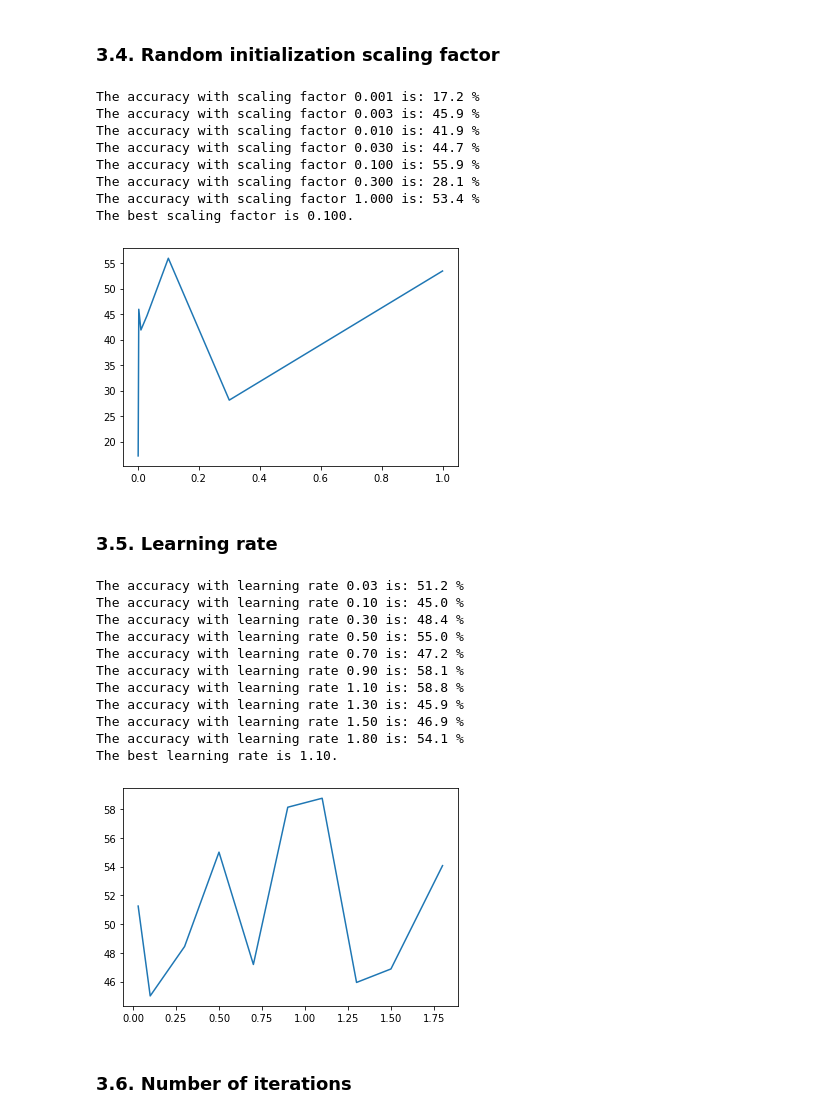
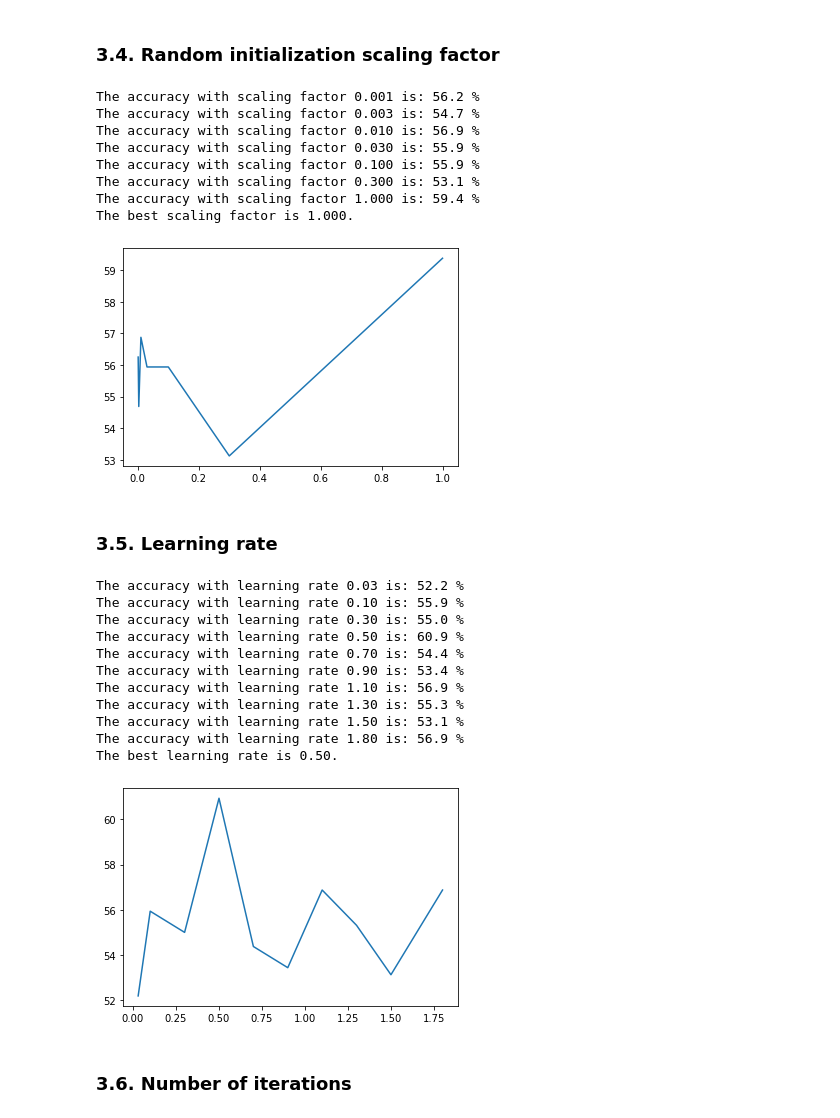
Before and after one commit to mahmoudjahanshahi/DeepLearning, a Jupyter notebook: RedWineQuality/shallowNN_tanh.ipynb, the cells around one changed output. Cells and saved outputs as stored; diff of their text form; code cells hidden in the pictures.

Commit message:
winequality: corrected the normalization for prediction function

```diff
--- a/RedWineQuality/shallowNN_tanh.ipynb
+++ b/RedWineQuality/shallowNN_tanh.ipynb
@@ -248,7 +248,7 @@ def nn_model(X, Y, n_h=4, scaling_factor=0.01, learning_rate=1.2, num_iterations
 
     parameters = initialize_parameters(n_x, n_h, n_y, scaling_factor)
 
-    X = normalize(X)
+    X , mean, std = normalize(X)
 
     for i in range(0, num_iterations):
         A2, tmp = forward_propagation(X, parameters)
@@ -259,7 +259,7 @@ def nn_model(X, Y, n_h=4, scaling_factor=0.01, learning_rate=1.2, num_iterations
         if print_cost and i % 1000 == 0:
             print ("Cost after iteration %i: %f" %(i, cost))
 
-    return parameters # , cost    //this cost was added temporarily for hyper parameter tuning phase
+    return parameters , mean, std # , cost    //this cost was added temporarily for hyper parameter tuning phase section 3.7
 # %% [markdown]
 ## 3. Hyperparameter Tunning
 # %% [markdown]
@@ -267,9 +267,9 @@ def nn_model(X, Y, n_h=4, scaling_factor=0.01, learning_rate=1.2, num_iterations
 # %% [markdown]
 Here I define predicted labels as an array in which the highest probability returned by sigmoid function will be set to 1 and others to 0
 # %%
-def predict(parameters, X):
+def predict(parameters, mean, std, X):
 
-    X = normalize(X)
+    X = (X-mean)/std
 
     A2, tmp = forward_propagation(X, parameters)
 
@@ -293,8 +293,8 @@ accuracy_log = []
 max_accuracy = 0
 best_result = 0
 for i in test_set:
-    parameters = nn_model(X_train, Y_train, n_h = i, scaling_factor = 0.001, learning_rate = 0.3, num_iterations = 5000)
-    predictions = predict(parameters, X_cv)
+    parameters, mean, std = nn_model(X_train, Y_train, n_h = i, scaling_factor = 0.001, learning_rate = 0.3, num_iterations = 5000)
+    predictions = predict(parameters, mean, std, X_cv)
     accuracy = pred_evaluation(predictions,Y_cv)
     accuracy_log.append(accuracy)
     print("The accuracy with %d units in hidden layer is: %.1f %% " %(i,accuracy))
@@ -326,8 +326,8 @@ accuracy_log = []
 max_accuracy = 0
 best_result = 0
 for i in test_set:
-    parameters = nn_model(X_train, Y_train, n_h = 7, scaling_factor = i, learning_rate = 0.3, num_iterations = 5000)
-    predictions = predict(parameters, X_cv)
+    parameters, mean, std = nn_model(X_train, Y_train, n_h = 15, scaling_factor = i, learning_rate = 0.3, num_iterations = 5000)
+    predictions = predict(parameters, mean, std, X_cv)
     accuracy = pred_evaluation(predictions,Y_cv)
     accuracy_log.append(accuracy)
     print("The accuracy with scaling factor %.3f is: %.1f %% " %(i,accuracy))
@@ -338,47 +338,47 @@ for i in test_set:
 plt.plot(test_set, accuracy_log)
 print("The best scaling factor is %.3f." %best_result)
 # %% [output]
-The accuracy with scaling factor 0.001 is: 17.2 %
-The accuracy with scaling factor 0.003 is: 45.9 %
-The accuracy with scaling factor 0.010 is: 41.9 %
-The accuracy with scaling factor 0.030 is: 44.7 %
+The accuracy with scaling factor 0.001 is: 56.2 %
+The accuracy with scaling factor 0.003 is: 54.7 %
+The accuracy with scaling factor 0.010 is: 56.9 %
+The accuracy with scaling factor 0.030 is: 55.9 %
 The accuracy with scaling factor 0.100 is: 55.9 %
-The accuracy with scaling factor 0.300 is: 28.1 %
-The accuracy with scaling factor 1.000 is: 53.4 %
-The best scaling factor is 0.100.
+The accuracy with scaling factor 0.300 is: 53.1 %
+The accuracy with scaling factor 1.000 is: 59.4 %
+The best scaling factor is 1.000.
-[figure, old version]
+[figure, new version]
 # %% [markdown]
 ### 3.5. Learning rate
 # %%
 test_set = (0.03,0.1,0.3,0.5,0.7,0.9,1.1,1.3,1.5,1.8)
 accuracy_log = []
 max_accuracy = 0
 best_result = 0
 for i in test_set:
-    parameters = nn_model(X_train, Y_train, n_h = 6, scaling_factor = 0.001, learning_rate = i, num_iterations = 5000)
-    predictions = predict(parameters, X_cv)
+    parameters, mean, std = nn_model(X_train, Y_train, n_h = 15, scaling_factor = 1, learning_rate = i, num_iterations = 10000)
+    predictions = predict(parameters, mean, std, X_cv)
     accuracy = pred_evaluation(predictions,Y_cv)
     accuracy_log.append(accuracy)
     print("The accuracy with learning rate %.2f is: %.1f %% " %(i,accuracy))
     if accuracy > max_accuracy:
         max_accuracy = accuracy
         best_result = i
 
 plt.plot(test_set, accuracy_log)
 print("The best learning rate is %.2f." %best_result)
 # %% [output]
-The accuracy with learning rate 0.03 is: 51.2 %
-The accuracy with learning rate 0.10 is: 45.0 %
-The accuracy with learning rate 0.30 is: 48.4 %
-The accuracy with learning rate 0.50 is: 55.0 %
-The accuracy with learning rate 0.70 is: 47.2 %
-The accuracy with learning rate 0.90 is: 58.1 %
-The accuracy with learning rate 1.10 is: 58.8 %
-The accuracy with learning rate 1.30 is: 45.9 %
-The accuracy with learning rate 1.50 is: 46.9 %
-The accuracy with learning rate 1.80 is: 54.1 %
-The best learning rate is 1.10.
+The accuracy with learning rate 0.03 is: 52.2 %
+The accuracy with learning rate 0.10 is: 55.9 %
+The accuracy with learning rate 0.30 is: 55.0 %
+The accuracy with learning rate 0.50 is: 60.9 %
+The accuracy with learning rate 0.70 is: 54.4 %
+The accuracy with learning rate 0.90 is: 53.4 %
+The accuracy with learning rate 1.10 is: 56.9 %
+The accuracy with learning rate 1.30 is: 55.3 %
+The accuracy with learning rate 1.50 is: 53.1 %
+The accuracy with learning rate 1.80 is: 56.9 %
+The best learning rate is 0.50.
-[figure, old version]
+[figure, new version]
 # %% [markdown]
 ### 3.6. Number of iterations
 # %%
```
Also changed, not shown: parts of 12 cells of this notebook.
